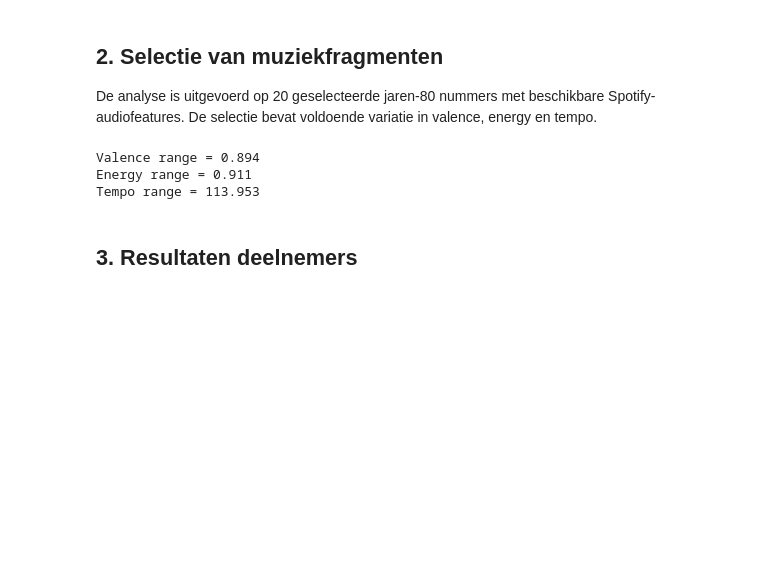
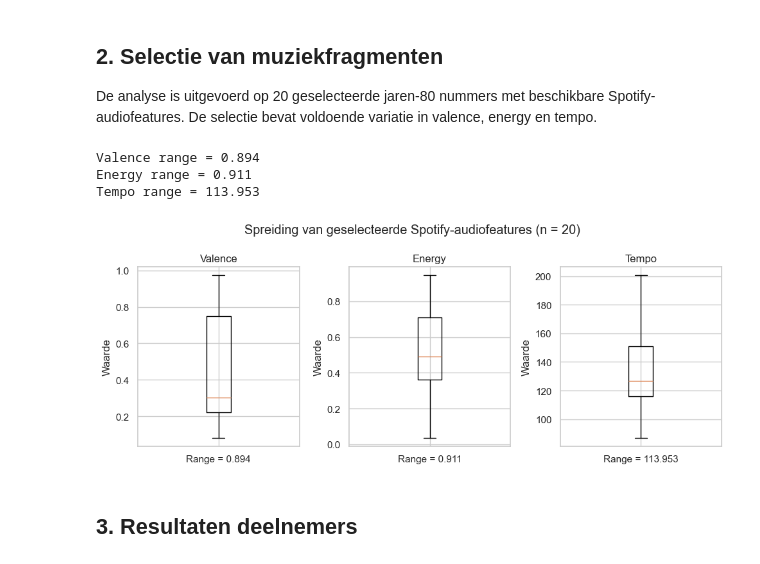
Before and after one commit to Froukje-Lycklama/Scriptie, a Jupyter notebook: Resultaten analyse.ipynb, the cells around one changed output. Drawn from its saved outputs; the diff is of its cells as text; code cells hidden in the pictures; blank space fills up the shorter version.

```diff
--- a/Resultaten analyse.ipynb
+++ b/Resultaten analyse.ipynb
@@ -23,22 +23,41 @@ De analyse is uitgevoerd op 20 geselecteerde jaren-80 nummers met beschikbare Sp
 # %%
 # Selectie van 20 willekeurige jaren-80 nummers uit de volledige dataset (n = 998)
 df = pd.read_csv('1980sClassics.csv')
 sample = df.sample(n=20, random_state=3)
 sample.to_csv("random_20.csv", index=False)
 
 # Controle op voldoende diversiteit binnen de geselecteerde nummers
 for col in ['Valence', 'Energy', 'Tempo']:
     val_range = sample[col].max() - sample[col].min()
     print(col, 'range =', round(val_range, 3))
 
 sample.index = range(1, len(sample) + 1)
 
 # Formatteren van de labels naar een tweecijferige notatie (01–20)
 sample.index = sample.index.map(lambda x: f"{x:02d}")
+
+# Maken van de boxplots om spreiding te laten zien
+features = ['Valence', 'Energy', 'Tempo']
+ranges = [0.894, 0.911, 113.953]
+
+fig, axes = plt.subplots(1, 3, figsize=(10, 4))
+
+for ax, col, r in zip(axes, features, ranges):
+    ax.boxplot(sample[col])
+    ax.set_title(col)
+    ax.set_ylabel('Waarde')
+    ax.set_xticks([1])
+    ax.set_xticklabels([f'Range = {r:.3f}'])
+
+plt.suptitle('Spreiding van geselecteerde Spotify-audiofeatures (n = 20)')
+plt.tight_layout()
+plt.savefig('audiofeatures_boxplot.png', dpi=300, bbox_inches='tight')
+plt.show()
 # %% [output]
 Valence range = 0.894
 Energy range = 0.911
 Tempo range = 113.953
+[figure, added]
 # %% [markdown]
 ## 3. Resultaten deelnemers
 # %% [markdown]
```
Also changed, not shown: parts of 6 cells of this notebook.
